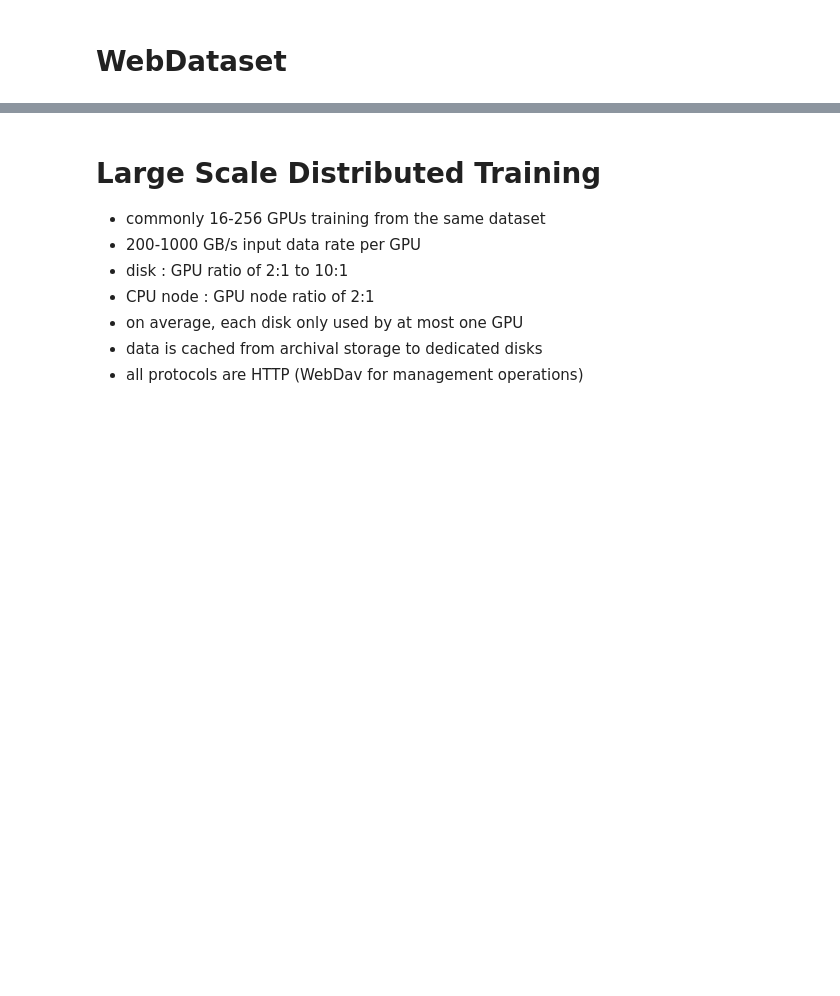
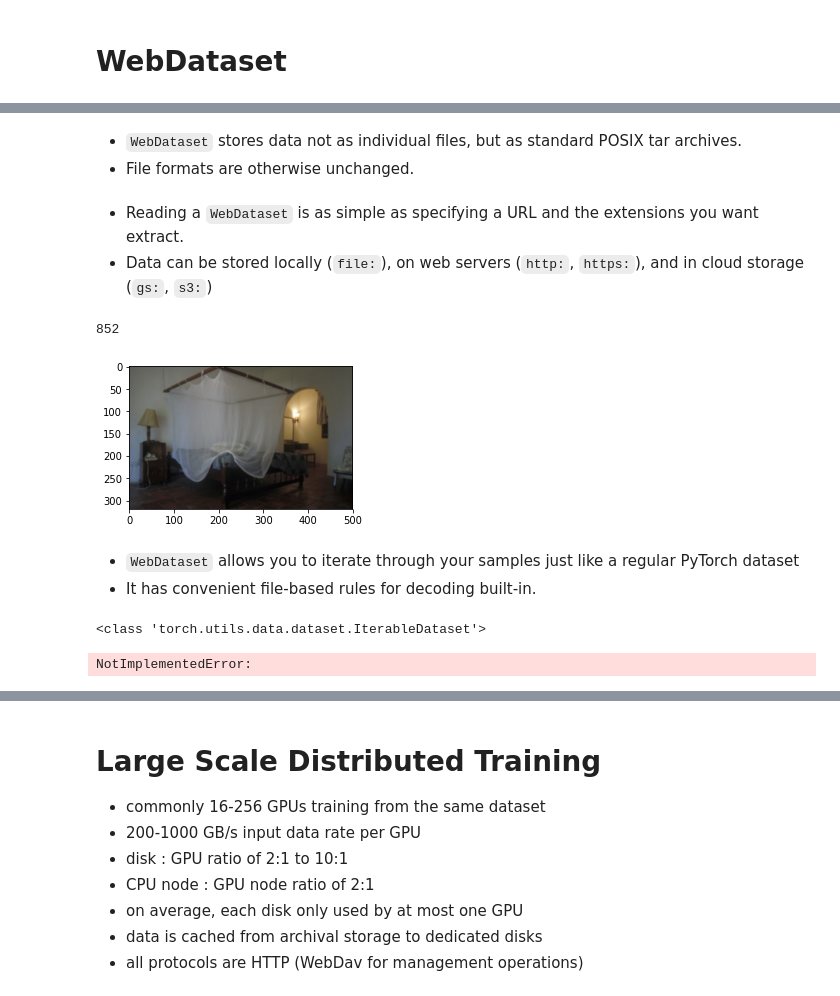
Before and after one commit to tmbdev-tutorials/icdar2019-tutorial, a Jupyter notebook: 26-webdataset.ipynb, the cells around one changed output, grey strips where cells are left out. Saved outputs shown, nothing was run; the diff lists cells and outputs as text; code cells hidden in the pictures; blank space fills up the shorter version.

Commit message:
updated webdataset slides

```diff
--- a/26-webdataset.ipynb
+++ b/26-webdataset.ipynb
@@ -225,0 +111,27 @@ is just this:
+# %% [markdown]
+- `WebDataset` stores data not as individual files, but as standard POSIX tar archives.
+- File formats are otherwise unchanged.
+# %%
+from webdataset import WebDataset
+imagenet = WebDataset("http://storage.googleapis.com/lpr-imagenet/imagenet_train-0000.tgz",
+                      extensions="jpg cls")
+# %% [markdown]
+- Reading a `WebDataset` is as simple as specifying a URL and the extensions you want extract.
+- Data can be stored locally (`file:`), on web servers (`http:`, `https:`), and in cloud storage (`gs:`, `s3:`)
+# %%
+for image, cls in imagenet:
+    imshow(image)
+    print(cls)
+    break
+# %% [output]
+852
+[figure, added]
+# %% [markdown]
+- `WebDataset` allows you to iterate through your samples just like a regular PyTorch dataset
+- It has convenient file-based rules for decoding built-in.
+# %%
+print(WebDataset.__base__)
+imagenet[0]
+# %% [output]
+<class 'torch.utils.data.dataset.IterableDataset'>
+NotImplementedError:
```
Also changed, not shown: parts of 73 cells of this notebook.
